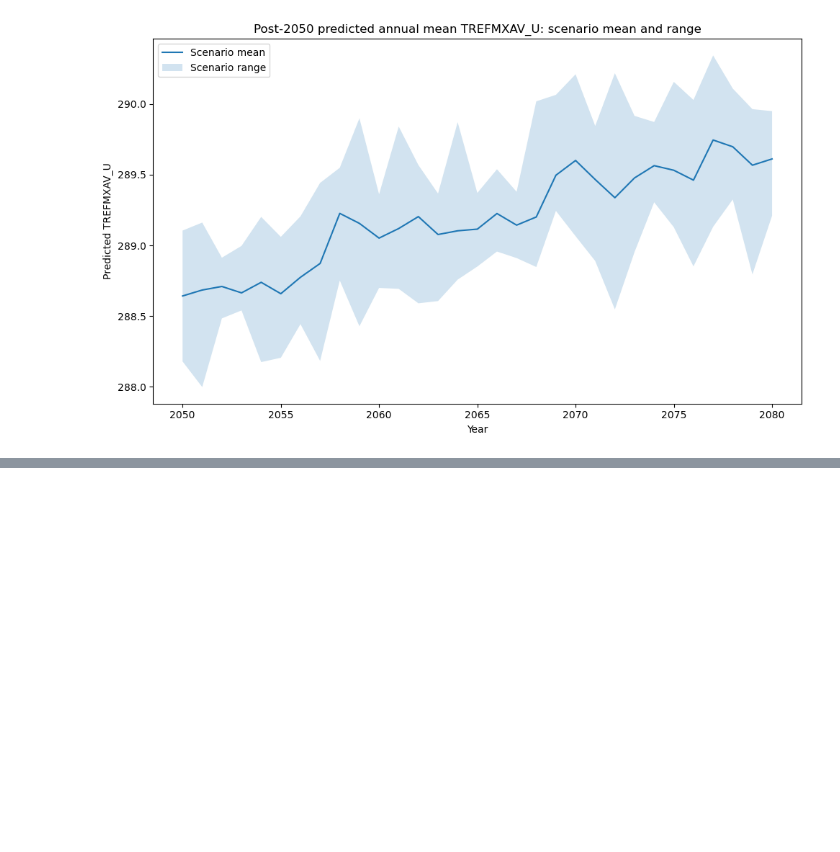
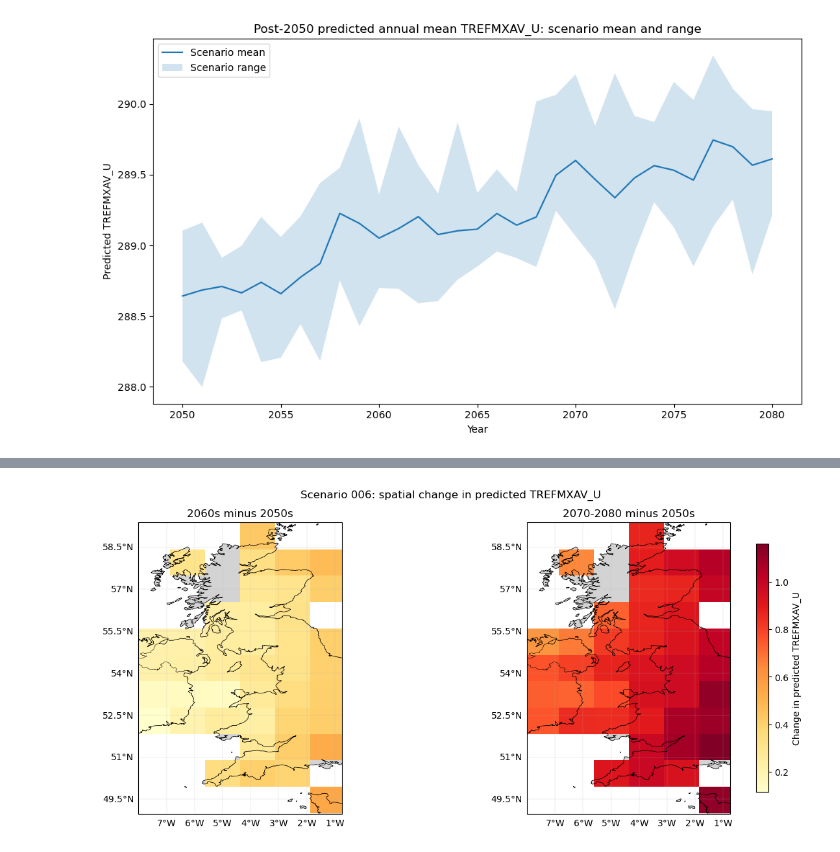
Before and after one commit to Jacob-DS-1/eds_project2, a Jupyter notebook: notebooks/04_post2050_predictions.ipynb, the cells around one changed output, grey strips where cells are left out. Cells and saved outputs as stored; diff of their text form; code cells hidden in the pictures; blank space fills up the shorter version.

```diff
--- a/notebooks/04_post2050_predictions.ipynb
+++ b/notebooks/04_post2050_predictions.ipynb
@@ -246,0 +441,80 @@ plt.show()
+# %%
+# Cartopy version with background map
+
+# Work on a plotting copy with converted longitudes
+spatial_change_plot = spatial_change.copy()
+spatial_change_plot["lon_plot"] = ((spatial_change_plot["lon"] + 180) % 360) - 180
+
+change_periods = ["2060s", "2070-2080"]
+change_grids = {}
+
+for period in change_periods:
+    dfp = spatial_change_plot[spatial_change_plot["period"] == period]
+    grid = dfp.pivot(index="lat", columns="lon_plot", values="change_from_2050s")
+    grid = grid.sort_index().sort_index(axis=1)
+    change_grids[period] = grid
+
+# Actual color scale from the data
+all_change_vals = np.concatenate([grid.values.flatten() for grid in change_grids.values()])
+all_change_vals = all_change_vals[~np.isnan(all_change_vals)]
+
+vmin = all_change_vals.min()
+vmax = all_change_vals.max()
+
+# Map extent
+all_lons = np.concatenate([grid.columns.values for grid in change_grids.values()])
+all_lats = np.concatenate([grid.index.values for grid in change_grids.values()])
+
+lon_min, lon_max = all_lons.min(), all_lons.max()
+lat_min, lat_max = all_lats.min(), all_lats.max()
+
+lon_buffer = 0.5
+lat_buffer = 0.5
+
+extent = [
+    lon_min - lon_buffer,
+    lon_max + lon_buffer,
+    lat_min - lat_buffer,
+    lat_max + lat_buffer,
+]
+
+fig, axes = plt.subplots(
+    1, 2,
+    figsize=(13, 5),
+    subplot_kw={"projection": ccrs.PlateCarree()},
+    constrained_layout=True
+)
+
+for ax, period in zip(axes, change_periods):
+    grid = change_grids[period]
+
+    im = ax.pcolormesh(
+        grid.columns.values,
+        grid.index.values,
+        grid.values,
+        transform=ccrs.PlateCarree(),
+        cmap="YlOrRd",
+        vmin=vmin,
+        vmax=vmax,
+        shading="auto"
+    )
+
+    ax.set_extent(extent, crs=ccrs.PlateCarree())
+
+    ax.add_feature(cfeature.LAND, facecolor="lightgray", edgecolor="none", zorder=0)
+    ax.add_feature(cfeature.COASTLINE, linewidth=0.6)
+    ax.add_feature(cfeature.BORDERS, linewidth=0.4)
+
+    gl = ax.gridlines(draw_labels=True, linewidth=0.3, alpha=0.5)
+    gl.top_labels = False
+    gl.right_labels = False
+
+    ax.set_title(f"{period} minus 2050s")
+
+cbar = fig.colorbar(im, ax=axes, orientation="vertical", shrink=0.85, pad=0.03)
+cbar.set_label("Change in predicted TREFMXAV_U")
+
+fig.suptitle("Scenario 006: spatial change in predicted TREFMXAV_U", y=1.05, x=0.58)
+plt.show()
+# %% [output]
+[figure, added]
```
Also changed, not shown: parts of 11 cells of this notebook.
